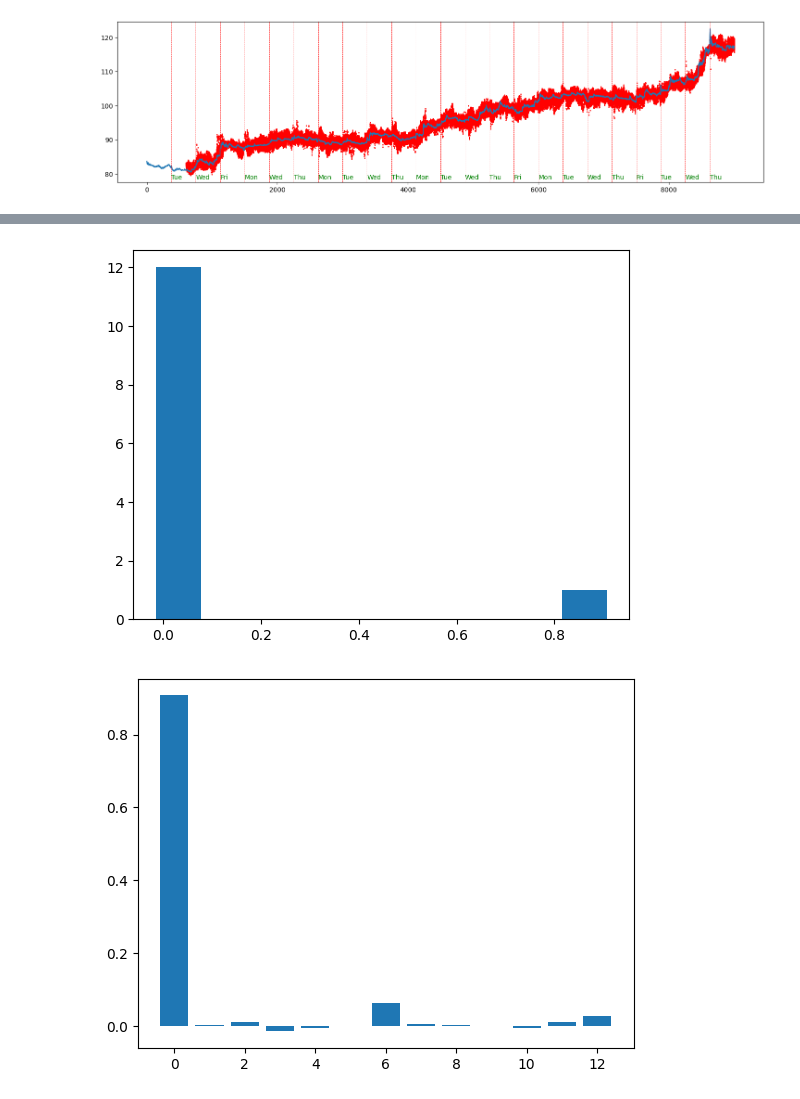
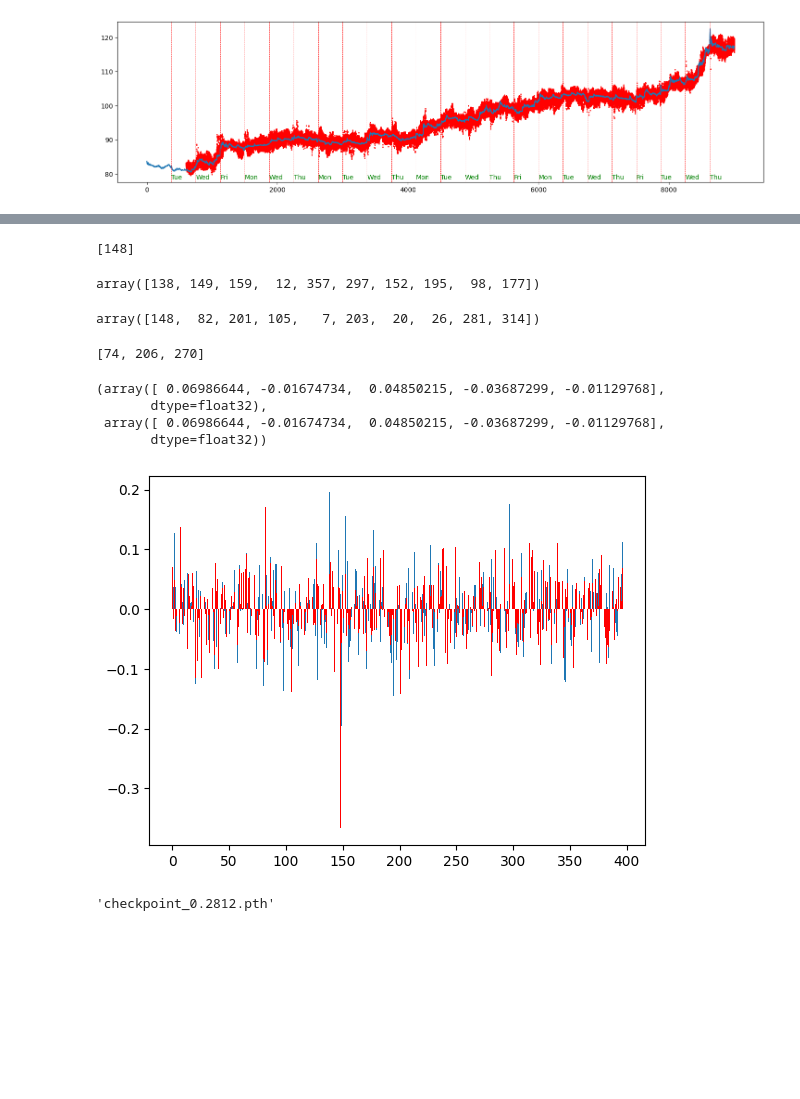
Before and after one commit to akashanand93/maestro, a Jupyter notebook: model_dev/visualize/visualize.ipynb, the cells around one changed output, grey strips where cells are left out. Cells and saved outputs as stored; diff of their text form; code cells hidden in the pictures; blank space fills up the shorter version.

```diff
--- a/model_dev/visualize/visualize.ipynb
+++ b/model_dev/visualize/visualize.ipynb
@@ -39,7 +46,7 @@ ltsf = "{}/ltsf".format(data_dir)
 args = {
    'root_path': ltsf,
    'checkpoints': '{}/checkpoints/'.format(data_dir),
-   'data_path': '03_23.csv',
+   'data_path': '11_22.csv,01_23.csv,03_23.csv',
    'seq_len': 120,
    'pred_len': 30,
    'batch_size': 1,
@@ -48,7 +55,7 @@ args = {
    'train_epochs': 20,
    'data_segment': None,
    'model': 'nlinear_attention',
-   'enc_in': 1,
+   'enc_in': 297,
    'patience': 5,
    'target': 0,
    'stocks': None
@@ -109,7 +117,35 @@ class Config:
     def __init__(self):
         self.seq_len = 120
         self.pred_len = 30
-        self.enc_in = 13
+        self.enc_in = 397
         self.individual = False
         self.decomp_kernal = 25
 model = Model(Config())
+# %%
+args = {
+   'root_path': ltsf,
+   'checkpoints': '{}/checkpoints/'.format(data_dir),
+   'data_path': '03_23.csv',
+   'seq_len': 120,
+   'pred_len': 30,
+   'batch_size': 16,
+   'learning_rate': 0.05,
+   'train_only': False,
+   'train_epochs': 20,
+   'data_segment': None,
+   'model': 'nlinear_attention',
+   'enc_in': 397,
+   'patience': 5,
+   'target': 0,
+   'stocks': None
+}
+
+for key, value in args.items():
+    default_args[key] = value
+args = argparse.Namespace(**default_args)
+setting = 'mod_{}_sl{}_pl{}_ds_{}_tg_{}_ch_{}'.format(args.model, args.seq_len, args.pred_len, args.data_path.split('.')[0], args.target, args.enc_in)
+weights = os.listdir("{}/{}".format(args.checkpoints, setting))
+sorted_weights = sorted(weights, key=lambda x: float(x.replace('checkpoint_','').replace('.pth','')), reverse=True)
+model.load_state_dict(torch.load("{}/{}/{}".format(args.checkpoints, setting, sorted_weights[-1])))
+attn_weights = model.Attention.weight.cpu().detach().numpy().copy()
+sorted_weights[-1]
@@ -116,8 +160,38 @@ model = Model(Config())
+# %%
+stocks = [i for i in range(len(attn_weights[0])) if abs(attn_weights[0][i])>0.3]
+sorted(stocks)
+# %% [output]
+[148]
+# %%
+# sort attn_weights_test preserving index
+a = np.array(abs(attn_weights_test[0])).argsort()[::-1]
+a[:10]
+# %% [output]
+array([138, 149, 159,  12, 357, 297, 152, 195,  98, 177])
+# %%
+# sort attn_weights_test preserving index
+a = np.array(abs(attn_weights[0])).argsort()[::-1]
+a[:10]
+# %% [output]
+array([148,  82, 201, 105,   7, 203,  20,  26, 281, 314])
+# %%
+stocks = [i for i in range(len(attn_weights_test[0])) if abs(attn_weights_test[0][i])>0.15]
+sorted(stocks)
+# %% [output]
+[74, 206, 270]
+# %%
+attn_weights_test[0][:5], attn_weights[0][:5]
+# %% [output]
+(array([ 0.06986644, -0.01674734,  0.04850215, -0.03687299, -0.01129768],
+       dtype=float32),
+ array([ 0.06986644, -0.01674734,  0.04850215, -0.03687299, -0.01129768],
+       dtype=float32))
 # %%
-model.load_state_dict(torch.load("{}/{}/{}".format(args.checkpoints, setting, sorted_weights[-1])))
-attn_weights = model.Attention.weight.cpu().detach().numpy()
-plt.hist(attn_weights[0]) ; plt.show()
-plt.bar(np.arange(13), attn_weights[0]) ; plt.show()
+model.load_state_dict(torch.load("{}/{}/{}".format(args.checkpoints, setting, sorted_weights[0])))
+attn_weights_test = model.Attention.weight.cpu().detach().numpy()
+# plt.hist(attn_weights_test[0]) ; plt.show()
+plt.bar(np.arange(397), attn_weights_test[0]) ;plt.bar(np.arange(397), attn_weights[0], color='red') ; plt.show()
+sorted_weights[-3]
 # %% [output]
-[figure, old version]
+[figure, new version]
-[figure, removed]
+'checkpoint_0.2812.pth'
```
Also changed, not shown: parts of 20 cells of this notebook, 7 other files.
